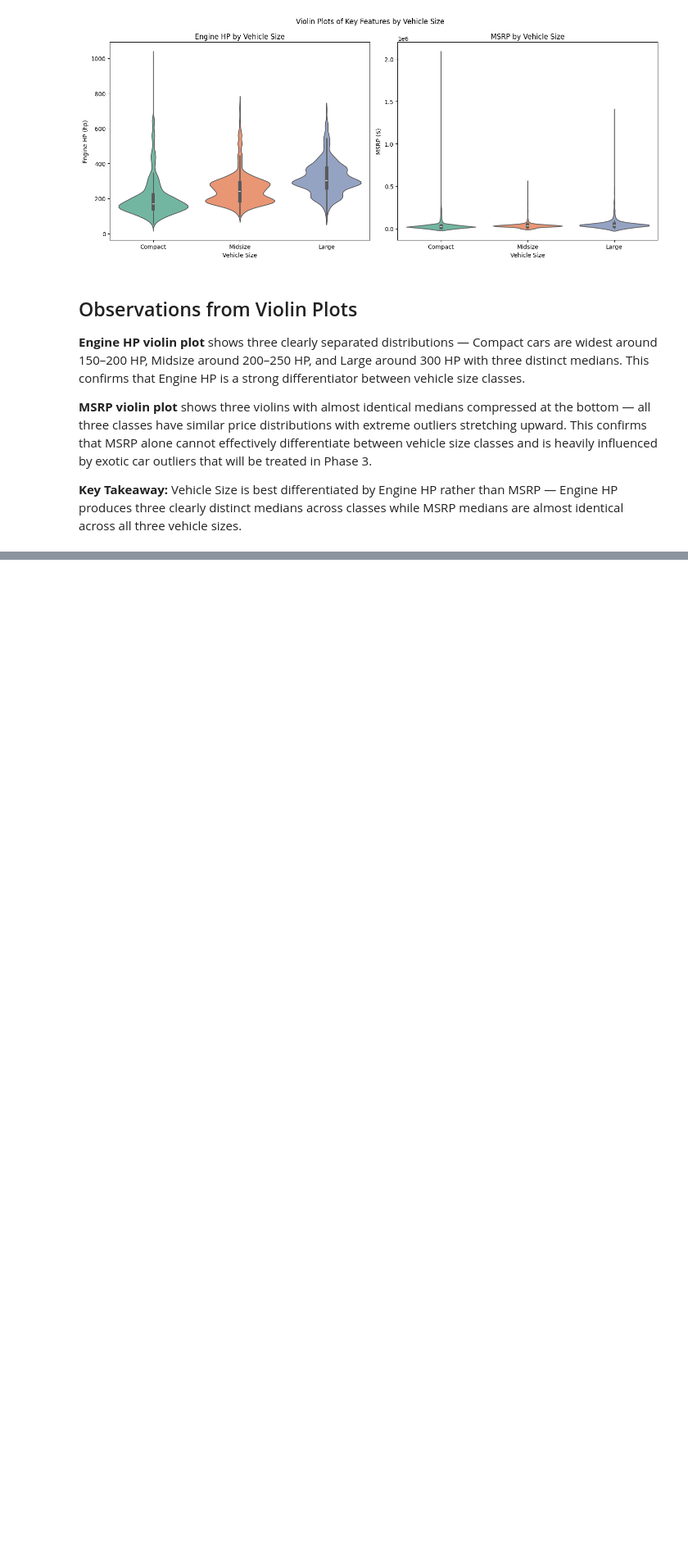
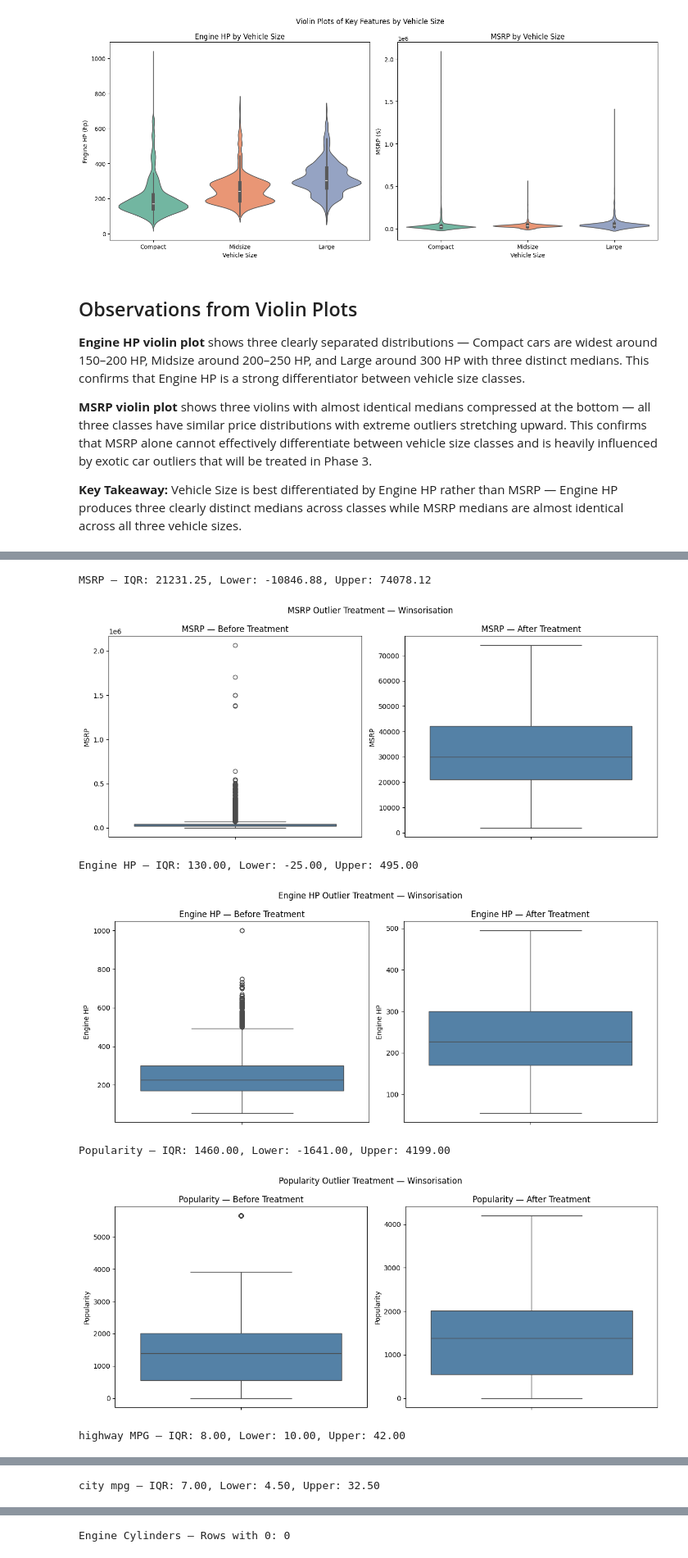
Before and after one commit to husnainalix77/automotive-price-predictor, a Jupyter notebook: notebook/automotive-price-analysis.ipynb, the cells around one changed output, grey strips where cells are left out. Shown at 82% size. Drawn from its saved outputs; the diff is of its cells as text; code cells hidden in the pictures; blank space fills up the shorter version.

```diff
--- a/notebook/automotive-price-analysis.ipynb
+++ b/notebook/automotive-price-analysis.ipynb
@@ -649,0 +727,8 @@ Midsize and Large vehicles.
+# %%
+# Median imputation
+df['Engine HP'] = df['Engine HP'].fillna(df['Engine HP'].median())
+df['Engine Cylinders'] = df['Engine Cylinders'].fillna(df['Engine Cylinders'].median())
+df['Number of Doors'] = df['Number of Doors'].fillna(df['Number of Doors'].median())
+
+# Mode imputation
+df['Engine Fuel Type'] = df['Engine Fuel Type'].fillna(df['Engine Fuel Type'].mode()[0])
@@ -649,0 +746,67 @@ Midsize and Large vehicles.
+# %%
+# Define treatment for each column
+outlier_treatment = {
+    'MSRP'          : 'winsorise',
+    'Engine HP'     : 'winsorise',
+    'Popularity'    : 'winsorise',
+    'highway MPG'   : 'drop',
+    'city mpg'      : 'drop',
+    'Engine Cylinders': 'drop_zero',
+    'Year'          : 'retain',
+    'Number of Doors': 'retain'
+}
+
+for col, treatment in outlier_treatment.items():
+
+    # Calculate IQR for all except drop_zero
+    if treatment != 'drop_zero':
+        Q1 = df[col].quantile(0.25)
+        Q3 = df[col].quantile(0.75)
+        IQR = Q3 - Q1
+        lower = Q1 - 1.5 * IQR
+        upper = Q3 + 1.5 * IQR
+        print(f"\n{col} — IQR: {IQR:.2f}, Lower: {lower:.2f}, Upper: {upper:.2f}")
+
+    # Before treatment
+    fig, axes = plt.subplots(1, 2, figsize=(12, 5))
+    col_original = df[col].copy()
+    sns.boxplot(y=col_original, ax=axes[0], color='steelblue')
+    axes[0].set_title(f"{col} — Before Treatment")
+    axes[0].set_ylabel(col)
+
+    # Apply treatment
+    if treatment == 'winsorise':
+        df[col] = df[col].clip(lower=lower, upper=upper)
+        title = f"{col} Outlier Treatment — Winsorisation"
+
+    elif treatment == 'drop':
+        df = df[df[col] <= upper]
+        title = f"{col} Outlier Treatment — Drop Rows"
+
+    elif treatment == 'drop_zero':
+        print(f"\n{col} — Rows with 0: {(df[col] == 0).sum()}")
+        df = df[df[col] != 0]
+        title = f"{col} Outlier Treatment — Drop Zero Rows"
+
+    elif treatment == 'retain':
+        title = f"{col} — Retained (No Treatment)"
+
+    # After plot
+    sns.boxplot(y=df[col], ax=axes[1], color='steelblue')
+    axes[1].set_title(f"{col} — After Treatment")
+    axes[1].set_ylabel(col)
+    plt.suptitle(title, fontsize=12)
+    plt.tight_layout()
+    plt.show()
+
+# Summary
+print(f"\nTotal rows after outlier treatment: {len(df)}")
+print(f"Rows removed: {11914 - len(df)}")
+# %% [output]
+MSRP — IQR: 21231.25, Lower: -10846.88, Upper: 74078.12
+[figure, added]
+Engine HP — IQR: 130.00, Lower: -25.00, Upper: 495.00
+[figure, added]
+Popularity — IQR: 1460.00, Lower: -1641.00, Upper: 4199.00
+[figure, added]
+highway MPG — IQR: 8.00, Lower: 10.00, Upper: 42.00
@@ -649,0 +814 @@ Midsize and Large vehicles.
+city mpg — IQR: 7.00, Lower: 4.50, Upper: 32.50
@@ -649,0 +816 @@ Midsize and Large vehicles.
+Engine Cylinders — Rows with 0: 0
```
Also changed, not shown: parts of 44 cells of this notebook, 1 other file.
